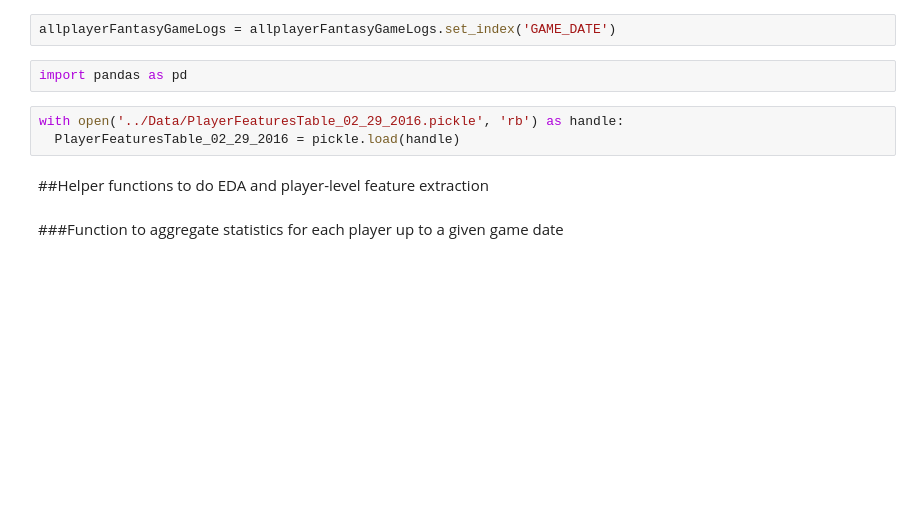
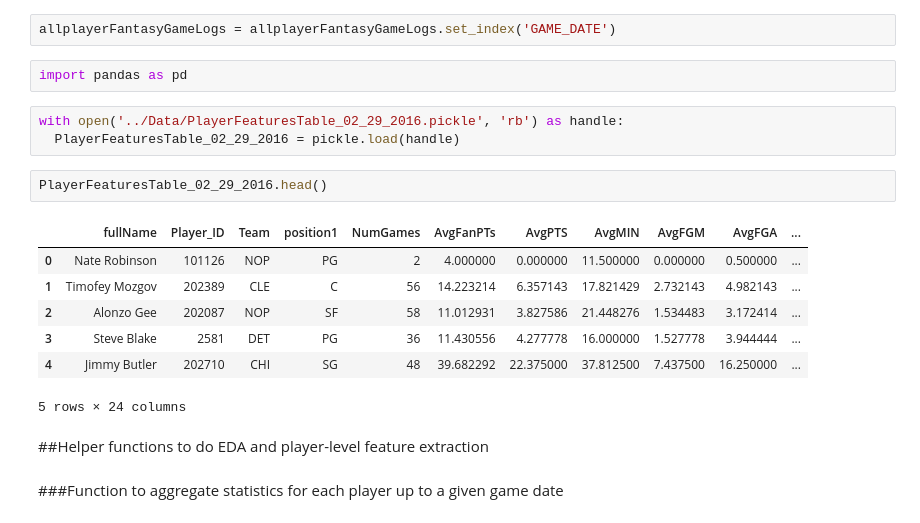
Before and after one commit to jpzhangvincent/NBAFantasySportBetting-ML-project, a Jupyter notebook: Data Munging& EDA/Exploratory Data Analysis for PlayerGameLogs.ipynb, the cells around one changed output. Saved outputs shown, nothing was run; the diff lists cells and outputs as text; blank space fills up the shorter version.

```diff
--- a/Data Munging& EDA/Exploratory Data Analysis for PlayerGameLogs.ipynb
+++ b/Data Munging& EDA/Exploratory Data Analysis for PlayerGameLogs.ipynb
@@ -10,6 +10,16 @@ import pandas as pd
 # %%
 with open('../Data/PlayerFeaturesTable_02_29_2016.pickle', 'rb') as handle:
   PlayerFeaturesTable_02_29_2016 = pickle.load(handle)
+# %%
+PlayerFeaturesTable_02_29_2016.head()
+# %% [output]
+|  | fullName | Player_ID | Team | position1 | NumGames | AvgFanPTs | AvgPTS | AvgMIN | AvgFGM | AvgFGA | ... |
+| 0 | Nate Robinson | 101126 | NOP | PG | 2 | 4.000000 | 0.000000 | 11.500000 | 0.000000 | 0.500000 | ... |
+| 1 | Timofey Mozgov | 202389 | CLE | C | 56 | 14.223214 | 6.357143 | 17.821429 | 2.732143 | 4.982143 | ... |
+| 2 | Alonzo Gee | 202087 | NOP | SF | 58 | 11.012931 | 3.827586 | 21.448276 | 1.534483 | 3.172414 | ... |
+| 3 | Steve Blake | 2581 | DET | PG | 36 | 11.430556 | 4.277778 | 16.000000 | 1.527778 | 3.944444 | ... |
+| 4 | Jimmy Butler | 202710 | CHI | SG | 48 | 39.682292 | 22.375000 | 37.812500 | 7.437500 | 16.250000 | ... |
+5 rows × 24 columns
 # %% [markdown]
 ##Helper functions to do EDA and player-level feature extraction
 # %% [markdown]
```
Also changed, not shown: parts of 3 cells of this notebook, 2 other files.
